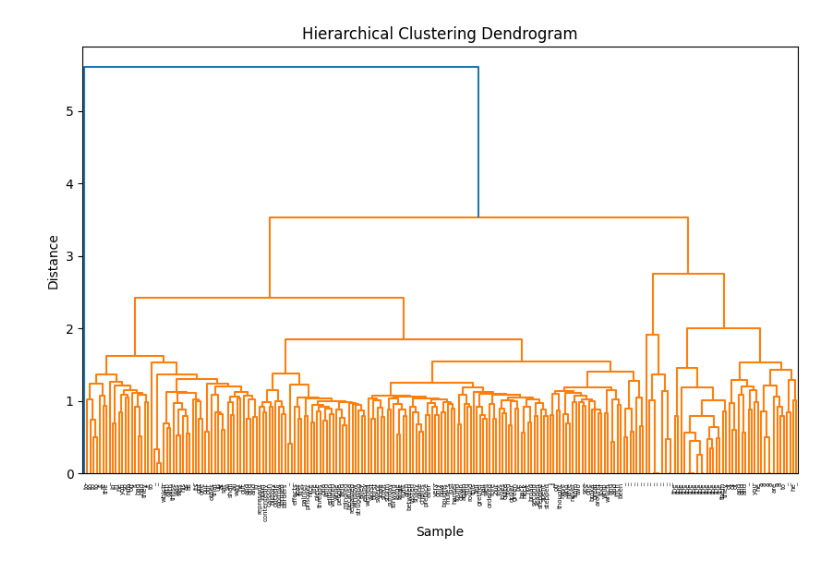
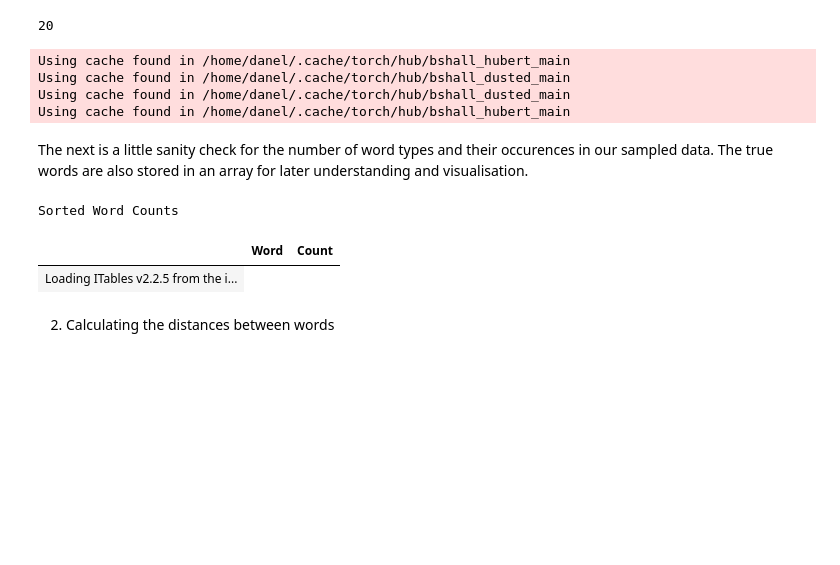
Before and after one commit to adendorffy/acoustic-units, a Jupyter notebook: demo.ipynb, the cells around one changed output. Cells and saved outputs as stored; diff of their text form; code cells hidden in the pictures; blank space fills up the shorter version.

Commit message:
Dusted DEMO

```diff
--- a/demo.ipynb
+++ b/demo.ipynb
@@ -202,12 +14,14 @@ _
-# %%
-from scipy.cluster.hierarchy import dendrogram
-
-# Dendrogram
-plt.figure(figsize=(10, 6))
-dendrogram(linked, labels=true_words)
-plt.title('Hierarchical Clustering Dendrogram')
-plt.xlabel('Sample')
-plt.ylabel('Distance')
-plt.show()
-# %% [output]
-[figure, removed]
+# %%
+from encode import sample_files
+from utils.features import DataSet
+
+dataset = DataSet(
+    name, in_dir, align_dir, feat_dir, audio_ext
+)
+
+# Choose how many files you want to sample. (-1 = all)
+sample_size = 20
+sampled_paths = sample_files(dataset, sample_size)
+print(len(sampled_paths))
+# %% [output]
+20
@@ -213,0 +37,45 @@ plt.show()
+# %%
+from encode import get_units
+from joblib import Parallel, delayed
+
+# Otherwise you have to first encode the waveforms to get the units.
+# Encoding is done using Benji's hubert and kmeans models.
+results = Parallel(n_jobs=2)([
+    delayed(get_units)(dataset, sampled_paths, 0.2)
+])
+hubert_words, dusted_words = results[0]
+# %% [output]
+Using cache found in /home/danel/.cache/torch/hub/bshall_hubert_main
+Using cache found in /home/danel/.cache/torch/hub/bshall_dusted_main
+Using cache found in /home/danel/.cache/torch/hub/bshall_dusted_main
+Using cache found in /home/danel/.cache/torch/hub/bshall_hubert_main
+# %% [markdown]
+The next is a little sanity check for the number of word types and their occurences in our sampled data.
+The true words are also stored in an array for later understanding and visualisation.
+# %%
+from collections import Counter
+import pandas as pd
+import ace_tools_open as tools
+
+num_words = len(hubert_words)
+true_words = []
+
+for w in range(num_words):
+
+    if not isinstance(hubert_words[w].true_word, str):
+        true_words.append("_")
+    else:
+        true_words.append(hubert_words[w].true_word)
+
+
+counts = Counter(true_words)
+
+word_counts_df = pd.DataFrame(counts.items(), columns=["Word", "Count"])
+word_counts_df = word_counts_df.sort_values(by="Count", ascending=False)
+tools.display_dataframe_to_user(name="Sorted Word Counts", dataframe=word_counts_df)
+# %% [output]
+Sorted Word Counts
+|  | Word | Count |
+| Loading ITables v2.2.5 from the i... |
+# %% [markdown]
+2. Calculating the distances between words
```
Also changed, not shown: parts of 15 cells of this notebook, 4 other files.
